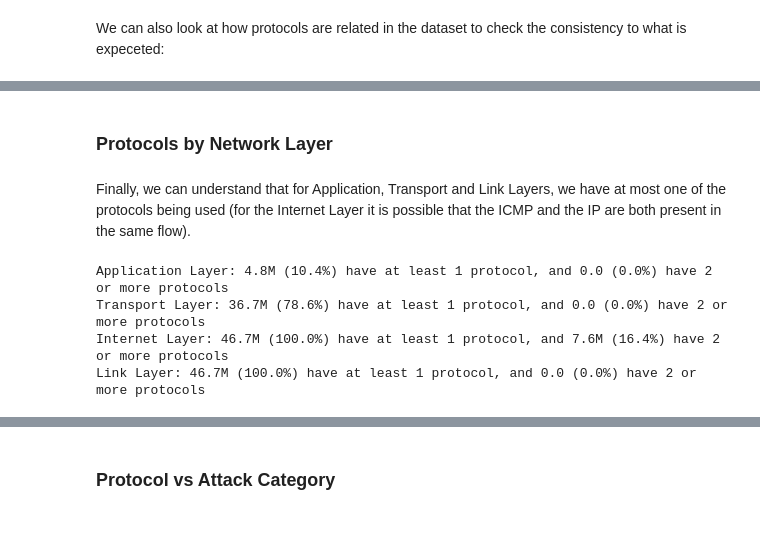
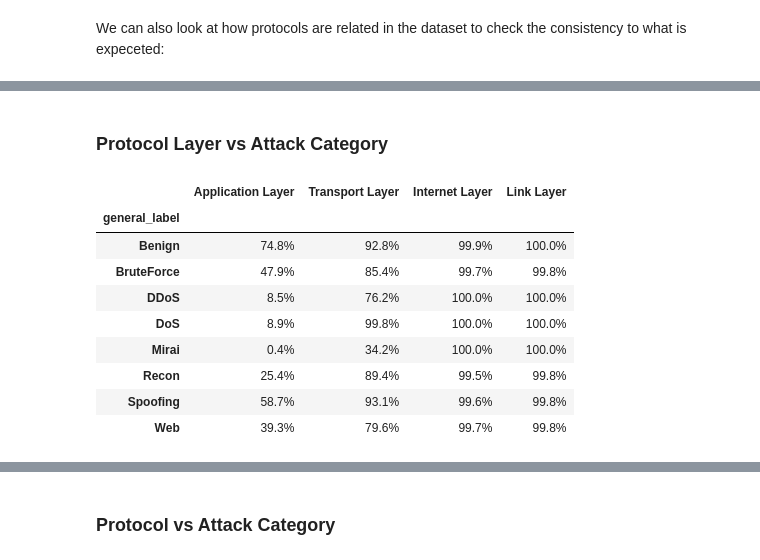
Before and after one commit to inaciobr/Multi-Stage-IoT-Intrusion-Detection, a Jupyter notebook: notebooks/1 - EDA.ipynb, the cells around one changed output, grey strips where cells are left out. Cells and saved outputs as stored; diff of their text form; code cells hidden in the pictures; blank space fills up the shorter version.

```diff
--- a/notebooks/1 - EDA.ipynb
+++ b/notebooks/1 - EDA.ipynb
@@ -306,20 +339,18 @@ print_incidence_df(df, features['protocol'])
 | IPv | 4.8% | 5.5% | 0.0% | 0.0% | 0.0% | 0.0% | 0.0% | 0.0% | 57.4% | 21.2% | 16.4% | ... |
 | ARP | 0.0% | 0.0% | 0.0% | 0.0% | 0.0% | 0.0% | 0.0% | 0.0% | 0.0% | 0.0% | 0.0% | ... |
 | LLC | 4.8% | 5.5% | 0.0% | 0.0% | 0.0% | 0.0% | 0.0% | 0.0% | 57.4% | 21.2% | 16.4% | ... |
-# %% [markdown]
-### Protocols by Network Layer
-# %% [markdown]
-Finally, we can understand that for Application, Transport and Link Layers, we have at most one of the protocols being used (for the Internet Layer it is possible that the ICMP and the IP are both present in the same flow).
-# %%
-for layer, protocols in protocol_layer.items():
-    inter_df = df.loc[:, protocols].sum(axis=1)
-    and_count = (inter_df >= 2).sum()
-    or_count = (inter_df >= 1).sum()
-
-    print(f"{layer}: {eng_formatter_full(or_count, len(df))} have at least 1 protocol, "
-          f"and {eng_formatter_full(and_count, len(df))} have 2 or more protocols")
-# %% [output]
-Application Layer: 4.8M (10.4%) have at least 1 protocol, and 0.0 (0.0%) have 2 or more protocols
-Transport Layer: 36.7M (78.6%) have at least 1 protocol, and 0.0 (0.0%) have 2 or more protocols
-Internet Layer: 46.7M (100.0%) have at least 1 protocol, and 7.6M (16.4%) have 2 or more protocols
-Link Layer: 46.7M (100.0%) have at least 1 protocol, and 0.0 (0.0%) have 2 or more protocols
+# %% [markdown]
+### Protocol Layer vs Attack Category
+# %%
+print_percentage_df(df, 'general_label', protocol_layer)
+# %% [output]
+|  | Application Layer | Transport Layer | Internet Layer | Link Layer |
+| general_label |  |  |  |  |
+| Benign | 74.8% | 92.8% | 99.9% | 100.0% |
+| BruteForce | 47.9% | 85.4% | 99.7% | 99.8% |
+| DDoS | 8.5% | 76.2% | 100.0% | 100.0% |
+| DoS | 8.9% | 99.8% | 100.0% | 100.0% |
+| Mirai | 0.4% | 34.2% | 100.0% | 100.0% |
+| Recon | 25.4% | 89.4% | 99.5% | 99.8% |
+| Spoofing | 58.7% | 93.1% | 99.6% | 99.8% |
+| Web | 39.3% | 79.6% | 99.7% | 99.8% |
```
Also changed, not shown: parts of 15 cells of this notebook, 1 other file.
